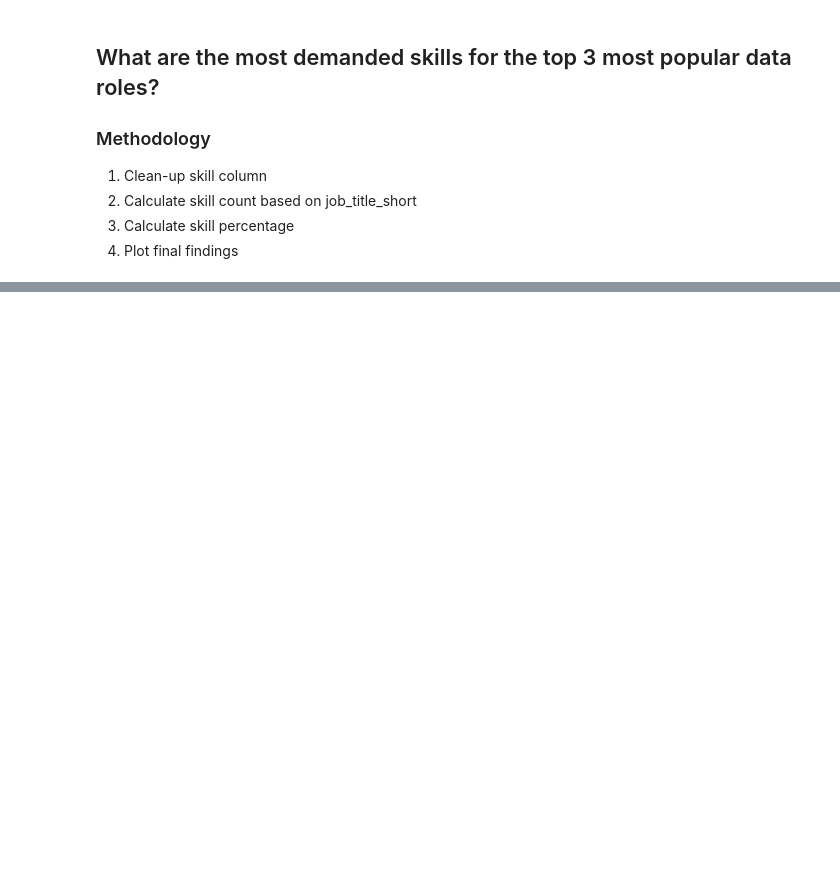
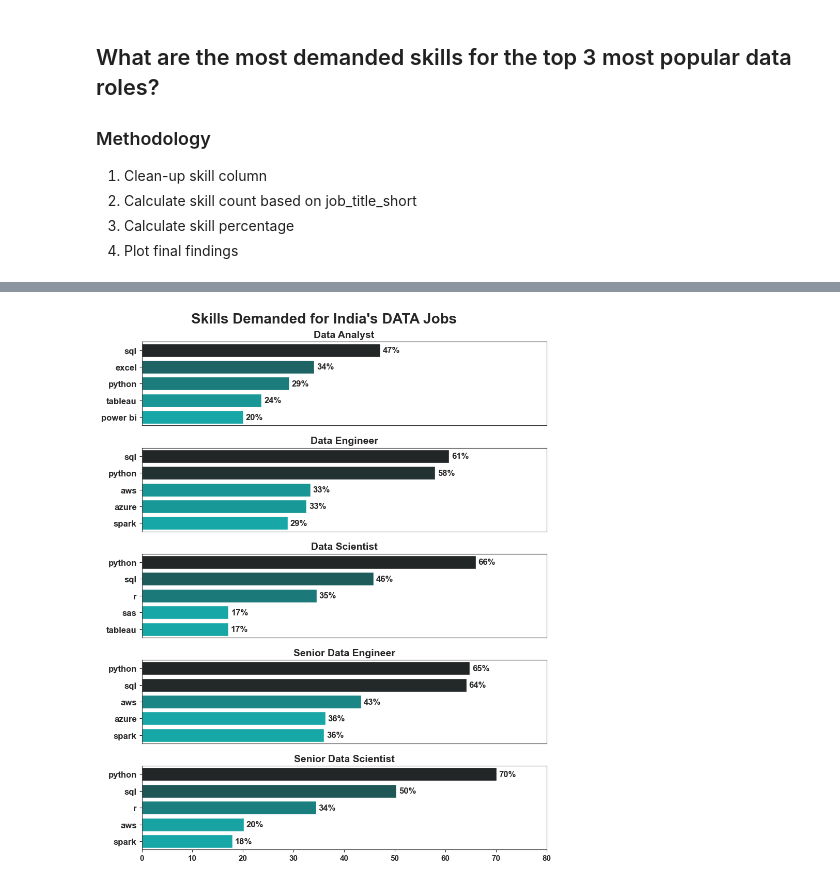
Before and after one commit to omveere0008/Python_project1, a Jupyter notebook: Most_Demanded_Skills.ipynb, the cells around one changed output, grey strips where cells are left out. Cells and saved outputs as stored; diff of their text form; code cells hidden in the pictures; blank space fills up the shorter version.

```diff
--- a/Most_Demanded_Skills.ipynb
+++ b/Most_Demanded_Skills.ipynb
@@ -22,0 +102,4 @@ dict
+# %%
+India_data_jobs_table_skills_perc = pd.merge(India_data_jobs_table_skills_count, Total_jobs, how = 'left', on= 'job_title_short')
+India_data_jobs_table_skills_perc['percentage'] = India_data_jobs_table_skills_perc['count']/India_data_jobs_table_skills_perc['Total_jobs'] *100
+India_data_jobs_table_skills_perc
@@ -22,0 +120,34 @@ dict
+# %%
+fig, ax = plt.subplots(len(india_data_top5_list), 1, figsize = (9, 11))
+
+# sns.set_style('ticks')
+
+for i, job_short_title in enumerate(india_data_top5_list):
+    df_plot = India_data_jobs_table_skills_perc[India_data_jobs_table_skills_perc['job_title_short'] == job_short_title].head(5)
+    sns.barplot(data = df_plot, x = 'percentage', y = 'job_skills', ax = ax[i], palette= 'dark:c_r', hue = 'percentage', legend = False)
+    ax[i].set_xlabel('')
+    ax[i].set_ylabel('')
+    ax[i].set_title(job_short_title, fontsize=14, fontweight='bold')
+    ax[i].set_xlim(0, 80)
+
+    for n, v in enumerate(df_plot['percentage']):
+        ax[i].text(v+0.5, n, f'{v:.0f}%', va = 'center', fontsize=12, fontweight='bold')
+
+    # Make skill names (y-axis labels) bold and larger
+    ax[i].tick_params(axis='y', labelsize=12)
+    for label in ax[i].get_yticklabels():
+        label.set_fontweight('bold')
+
+    if i != len(india_data_top5_list) - 1:
+        ax[i].set_xticks([])
+    else:
+    # Make x-axis labels bold for the last subplot
+        ax[i].tick_params(axis='x', labelsize=11)
+        for label in ax[i].get_xticklabels():
+            label.set_fontweight('bold')
+
+fig.suptitle('Skills Demanded for India\'s DATA Jobs ', fontsize = 20, fontweight='bold')
+fig.tight_layout(h_pad = 1.5)
+plt.show()
+# %% [output]
+[figure, added]
```
Also changed, not shown: parts of 11 cells of this notebook.
